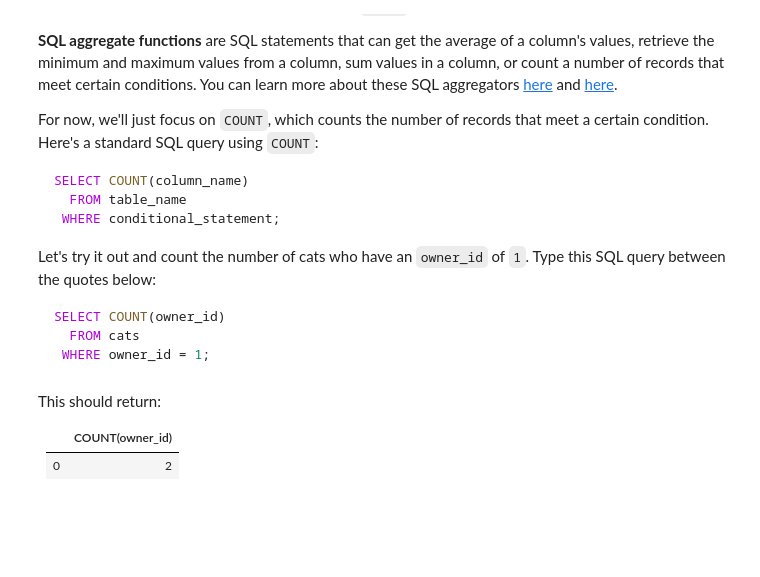
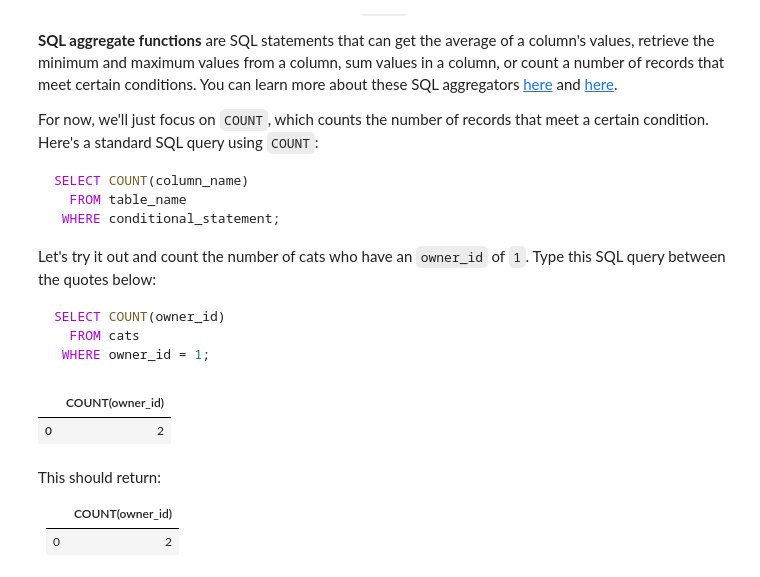
Before and after one commit to Makster04/dsc-filtering-v2-4, a Jupyter notebook: index.ipynb, the cells around one changed output. Drawn from its saved outputs; the diff is of its cells as text; code cells hidden in the pictures; blank space fills up the shorter version.

```diff
--- a/index.ipynb
+++ b/index.ipynb
@@ -520,3 +521,12 @@ pd.read_sql("""
+# %%
+pd.read_sql("""
+SELECT COUNT(owner_id)
+FROM cats
+WHERE owner_id = 1;
+""", conn)
+# %% [output]
+|  | COUNT(owner_id) |
+| 0 | 2 |
 # %% [markdown]
 This should return:
 
```
Also changed, not shown: parts of 3 cells of this notebook.
